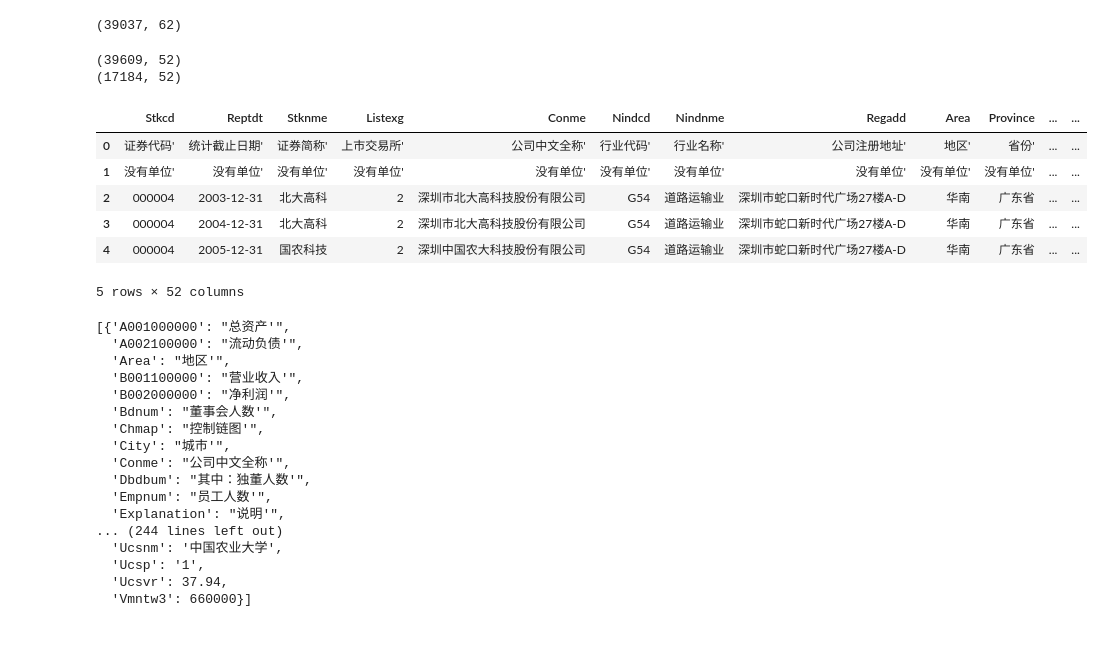
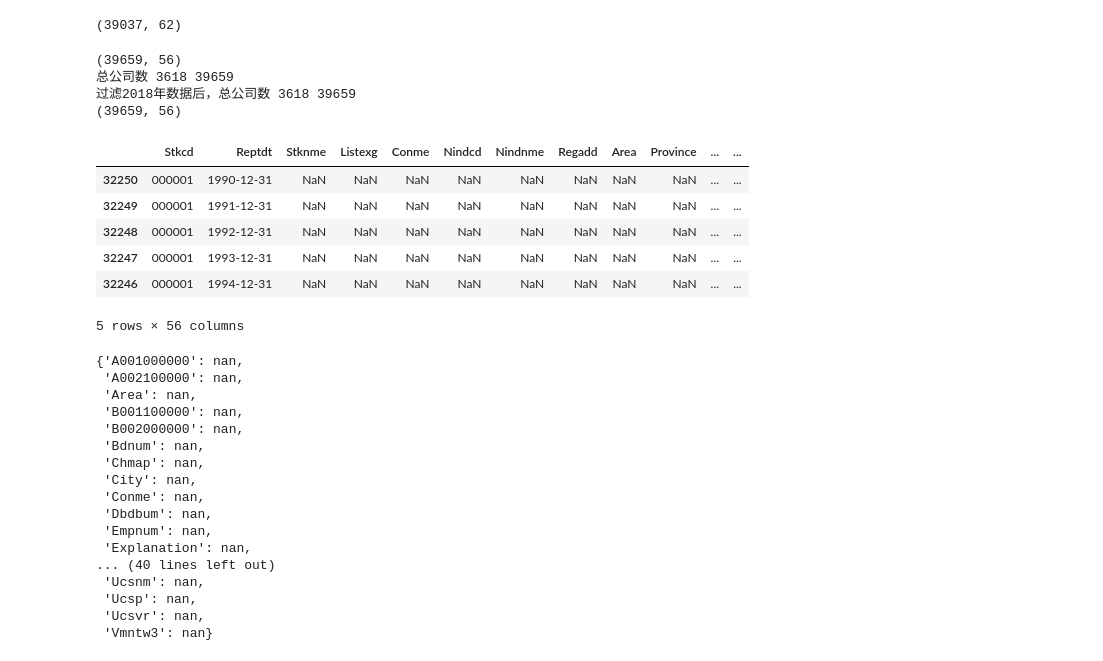
Before and after one commit to perfectstorm88/sse_szse_year_report, a Jupyter notebook: merge.ipynb, the cells around one changed output. Drawn from its saved outputs; the diff is of its cells as text; code cells hidden in the pictures.

```diff
--- a/merge.ipynb
+++ b/merge.ipynb
@@ -87,23 +87,30 @@ max_row,total_column
 # %%
 # 民营上市公司数据
 # 国有股持股数
 # 研发投入占比.xlsx
 # 资产负债和利润.xlsx
 df = dfs[1].merge(dfs[0],how='outer').merge(dfs[2],how='outer').merge(dfs[3],how='outer')
 print(df.shape)
-df = df.dropna(subset=['Conme']) #过滤证券简称和中文名为空的
+df = df.sort_values(by=['Stkcd', 'Reptdt'])
+# 过滤2018
+print('总公司数',len(set(df["Stkcd"])),len(df["Stkcd"]))
+df[df.apply(lambda x: '2018' not in x['Reptdt'],axis=1)]
+print('过滤2018年数据后，总公司数',len(set(df["Stkcd"])),len(df["Stkcd"]))
+# df = df.dropna(subset=['Conme']) #过滤证券简称和中文名为空的
 print(df.shape)
 df.head()
 # %% [output]
-(39609, 52)
-(17184, 52)
+(39659, 56)
+总公司数 3618 39659
+过滤2018年数据后，总公司数 3618 39659
+(39659, 56)
 |  | Stkcd | Reptdt | Stknme | Listexg | Conme | Nindcd | Nindnme | Regadd | Area | Province | ... | ... |
-| 0 | 证券代码' | 统计截止日期' | 证券简称' | 上市交易所' | 公司中文全称' | 行业代码' | 行业名称' | 公司注册地址' | 地区' | 省份' | ... | ... |
-| 1 | 没有单位' | 没有单位' | 没有单位' | 没有单位' | 没有单位' | 没有单位' | 没有单位' | 没有单位' | 没有单位' | 没有单位' | ... | ... |
-| 2 | 000004 | 2003-12-31 | 北大高科 | 2 | 深圳市北大高科技股份有限公司 | G54 | 道路运输业 | 深圳市蛇口新时代广场27楼A-D | 华南 | 广东省 | ... | ... |
-| 3 | 000004 | 2004-12-31 | 北大高科 | 2 | 深圳市北大高科技股份有限公司 | G54 | 道路运输业 | 深圳市蛇口新时代广场27楼A-D | 华南 | 广东省 | ... | ... |
-| 4 | 000004 | 2005-12-31 | 国农科技 | 2 | 深圳中国农大科技股份有限公司 | G54 | 道路运输业 | 深圳市蛇口新时代广场27楼A-D | 华南 | 广东省 | ... | ... |
+| 32250 | 000001 | 1990-12-31 | NaN | NaN | NaN | NaN | NaN | NaN | NaN | NaN | ... | ... |
+| 32249 | 000001 | 1991-12-31 | NaN | NaN | NaN | NaN | NaN | NaN | NaN | NaN | ... | ... |
+| 32248 | 000001 | 1992-12-31 | NaN | NaN | NaN | NaN | NaN | NaN | NaN | NaN | ... | ... |
+| 32247 | 000001 | 1993-12-31 | NaN | NaN | NaN | NaN | NaN | NaN | NaN | NaN | ... | ... |
+| 32246 | 000001 | 1994-12-31 | NaN | NaN | NaN | NaN | NaN | NaN | NaN | NaN | ... | ... |
-5 rows × 52 columns
+5 rows × 56 columns
 # %%
 # import datetime
 # date = datetime.datetime.now().strftime('%Y%m%d')
@@ -111,22 +118,22 @@ df.head()
 # %%
 
 x = df.to_dict('records')
-x[0:5]
+x[0]
 # %% [output]
-[{'A001000000': "总资产'",
-  'A002100000': "流动负债'",
-  'Area': "地区'",
-  'B001100000': "营业收入'",
-  'B002000000': "净利润'",
-  'Bdnum': "董事会人数'",
-  'Chmap': "控制链图'",
-  'City': "城市'",
-  'Conme': "公司中文全称'",
-  'Dbdbum': "其中：独董人数'",
-  'Empnum': "员工人数'",
-  'Explanation': "说明'",
-... (244 lines left out)
-  'Ucsnm': '中国农业大学',
-  'Ucsp': '1',
-  'Ucsvr': 37.94,
-  'Vmntw3': 660000}]
+{'A001000000': nan,
+ 'A002100000': nan,
+ 'Area': nan,
+ 'B001100000': nan,
+ 'B002000000': nan,
+ 'Bdnum': nan,
+ 'Chmap': nan,
+ 'City': nan,
+ 'Conme': nan,
+ 'Dbdbum': nan,
+ 'Empnum': nan,
+ 'Explanation': nan,
+... (40 lines left out)
+ 'Ucsnm': nan,
+ 'Ucsp': nan,
+ 'Ucsvr': nan,
+ 'Vmntw3': nan}
```
Also changed, not shown: parts of 5 cells of this notebook, 3 other files.
